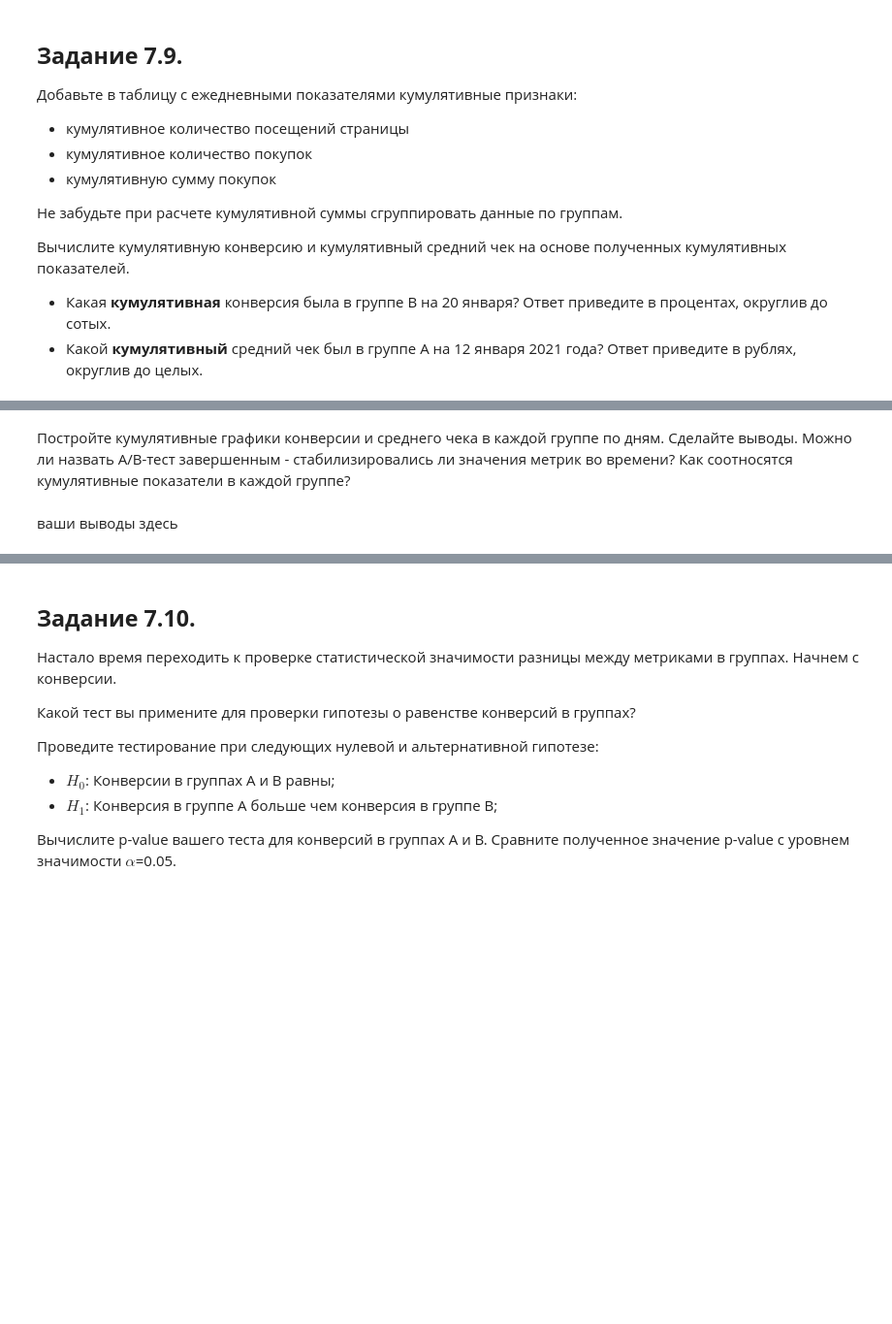
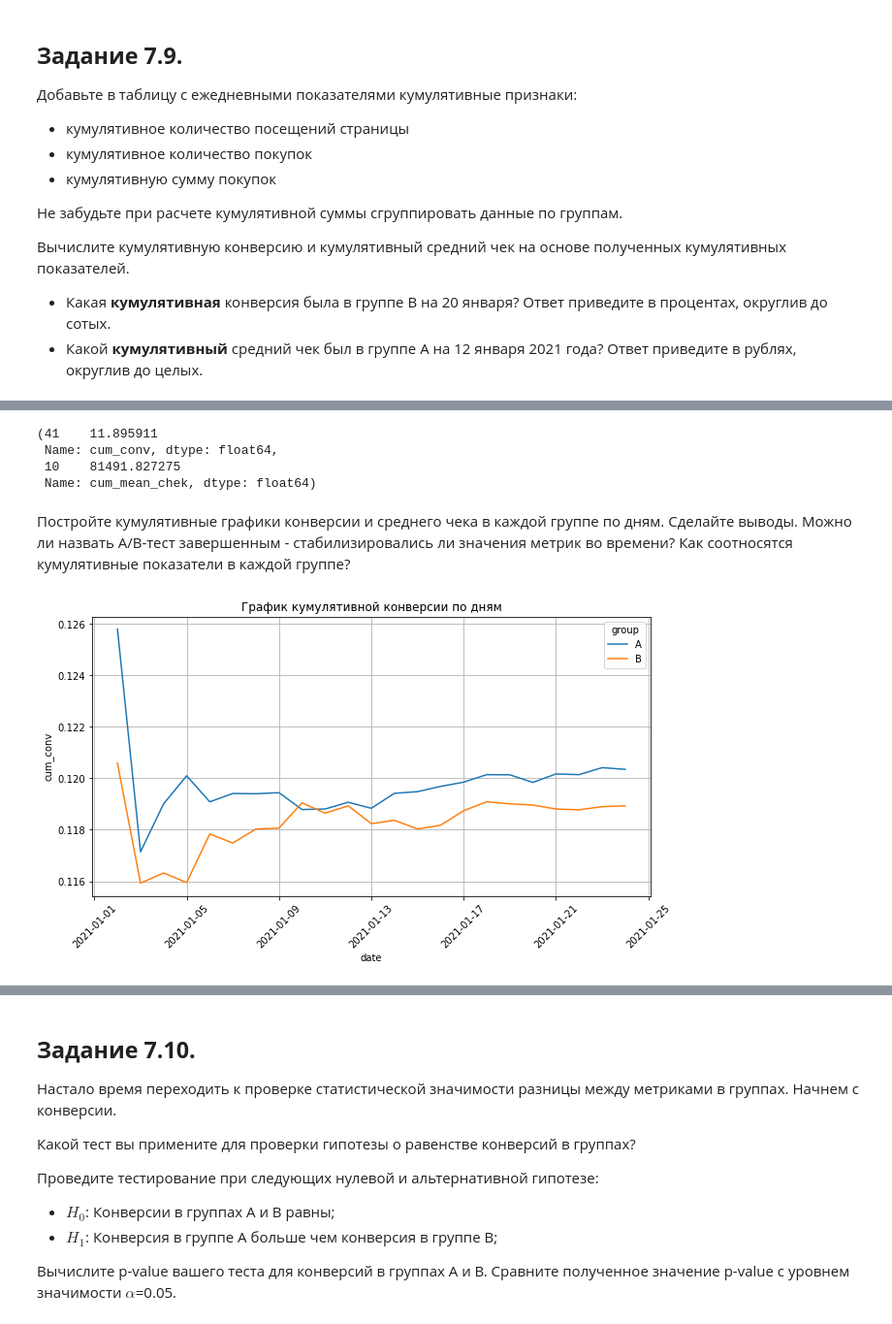
Before and after one commit to AleksandrFrom/SF_DS, a Jupyter notebook: EDA/Template_EDA_5.ipynb, the cells around one changed output, grey strips where cells are left out. Shown at 97% size. Cells and saved outputs as stored; diff of their text form; code cells hidden in the pictures; blank space fills up the shorter version.

```diff
--- a/EDA/Template_EDA_5.ipynb
+++ b/EDA/Template_EDA_5.ipynb
@@ -248,0 +287,5 @@ updated_data.head()
+# %%
+#добавление столбцов
+group_2['conv'] = group_2['purchase'] / group_2['user_id']
+group_2['mean_chek'] = group_2['price'] / group_2['purchase']
+group_2.head()
@@ -264,0 +328,12 @@ updated_data.head()
+# %%
+
+# вычисляем кумулятивную сумму количества посетителей
+group_2['cum_users'] = group_2.groupby(['group'])['user_id'].cumsum()
+
+# вычисляем кумулятивную количество покупок
+group_2['cum_pur'] = group_2.groupby(['group'])['purchase'].cumsum()
+
+# вычисляем кумулятивную сумму покупок
+group_2['cum_buy'] = group_2.groupby(['group'])['price'].cumsum()
+
+group_2.head()
@@ -264,0 +347,8 @@ updated_data.head()
+# %%
+#расчет кумулятивной конверсии
+group_2['cum_conv'] = group_2['cum_pur']/group_2['cum_users']
+
+#расчет кумулятивного среднего чека
+group_2['cum_mean_chek'] = group_2['cum_buy']/group_2['cum_pur']
+
+group_2.head()
@@ -265,2 +362,11 @@ updated_data.head()
+# %%
+#вывод конверсии и среднего чека в указанную дату
+group_2[(group_2['group'] == 'B') & (group_2['date'] == '2021-01-20')]['cum_conv']*100,\
+group_2[(group_2['group'] == 'A') & (group_2['date'] == '2021-01-12')]['cum_mean_chek']
+# %% [output]
+(41    11.895911
+ Name: cum_conv, dtype: float64,
+ 10    81491.827275
+ Name: cum_mean_chek, dtype: float64)
 # %% [markdown]
 Постройте кумулятивные графики конверсии и среднего чека в каждой группе по дням. Сделайте выводы. Можно ли назвать A/B-тест завершенным - стабилизировались ли значения метрик во времени? Как соотносятся кумулятивные показатели в каждой группе?
@@ -269,2 +373,15 @@ updated_data.head()
-# %% [markdown]
-ваши выводы здесь
+# %%
+# создаём фигуру размером 8x4
+fig = plt.figure(figsize=(8, 4))
+# добавляем систему координат
+ax = fig.add_axes([1, 1, 1, 1])
+# строим lineplot для кумулятивной конверсии во времени в каждой группе
+sns.lineplot(x='date', y='cum_conv', data=group_2, hue='group', ax=ax)
+# задаём подпись к графику
+ax.set_title('График кумулятивной конверсии по дням')
+# задаём поворот меток на оси абсцисс
+ax.xaxis.set_tick_params(rotation = 45)
+# задаём отображение сетки
+ax.grid(True);
+# %% [output]
+[figure, added]
```
Also changed, not shown: parts of 31 cells of this notebook.
